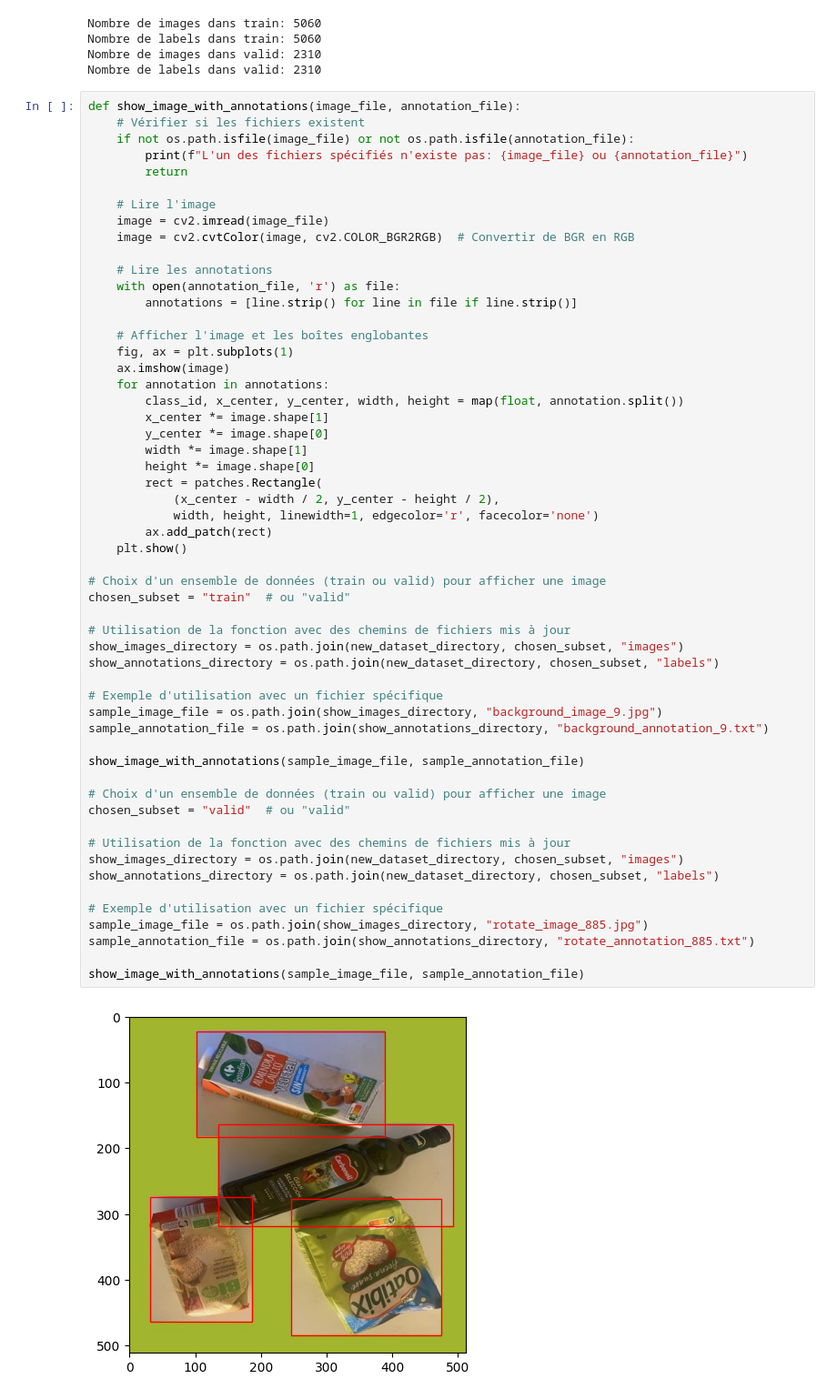
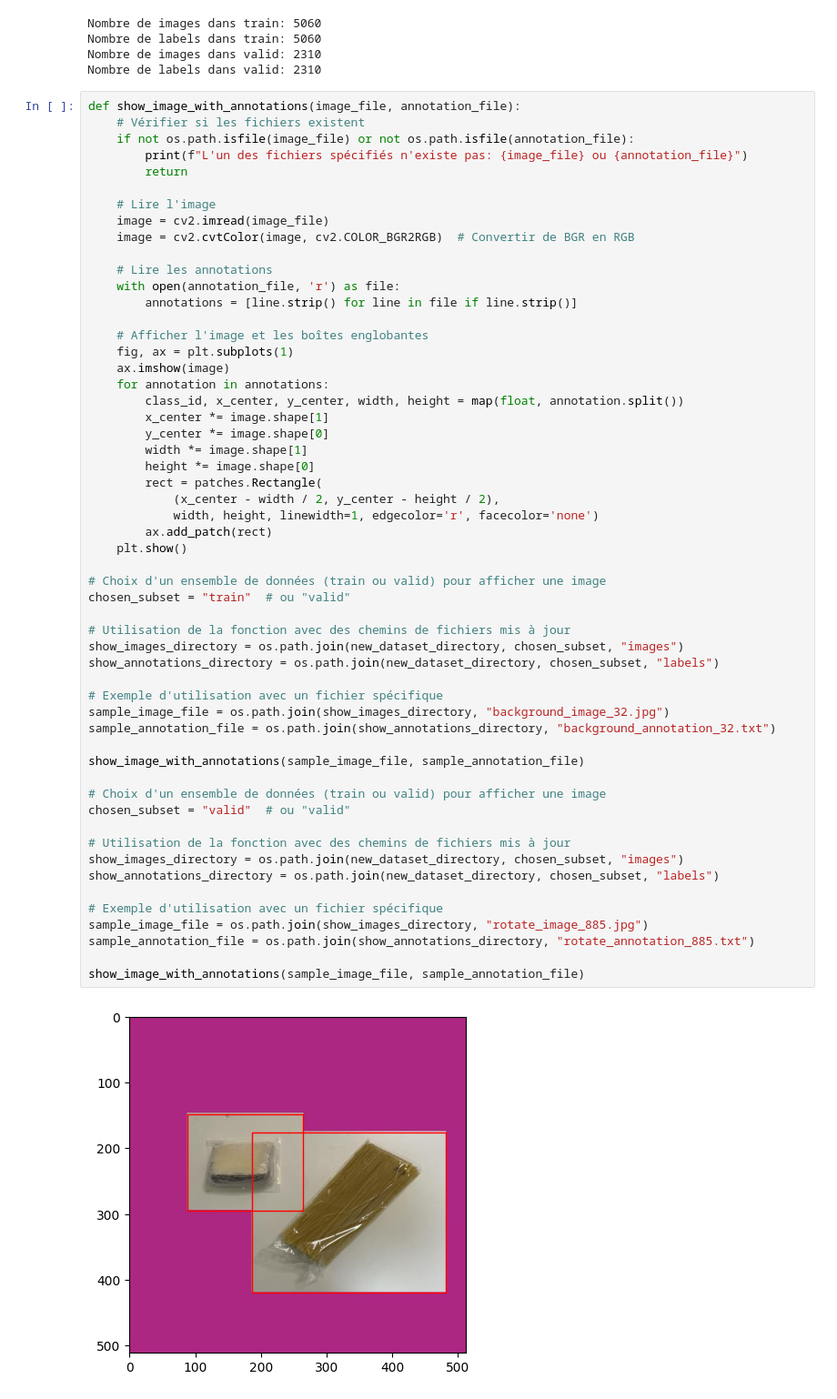
Before and after one commit to monsieurgoodmood/EpicureAi, a Jupyter notebook: notebook/images_generation.ipynb, the cells around one changed output. Shown: that part at 91% size. Saved outputs shown, nothing was run; the diff lists cells and outputs as text.

Commit message:
try images_generations

```diff
--- a/notebook/images_generation.ipynb
+++ b/notebook/images_generation.ipynb
@@ -481,34 +481,34 @@ def show_image_with_annotations(image_file, annotation_file):
         rect = patches.Rectangle(
             (x_center - width / 2, y_center - height / 2),
             width, height, linewidth=1, edgecolor='r', facecolor='none')
         ax.add_patch(rect)
     plt.show()
 
 # Choix d'un ensemble de données (train ou valid) pour afficher une image
 chosen_subset = "train"  # ou "valid"
 
 # Utilisation de la fonction avec des chemins de fichiers mis à jour
 show_images_directory = os.path.join(new_dataset_directory, chosen_subset, "images")
 show_annotations_directory = os.path.join(new_dataset_directory, chosen_subset, "labels")
 
 # Exemple d'utilisation avec un fichier spécifique
-sample_image_file = os.path.join(show_images_directory, "background_image_9.jpg")
-sample_annotation_file = os.path.join(show_annotations_directory, "background_annotation_9.txt")
+sample_image_file = os.path.join(show_images_directory, "background_image_32.jpg")
+sample_annotation_file = os.path.join(show_annotations_directory, "background_annotation_32.txt")
 
 show_image_with_annotations(sample_image_file, sample_annotation_file)
 
 # Choix d'un ensemble de données (train ou valid) pour afficher une image
 chosen_subset = "valid"  # ou "valid"
 
 # Utilisation de la fonction avec des chemins de fichiers mis à jour
 show_images_directory = os.path.join(new_dataset_directory, chosen_subset, "images")
 show_annotations_directory = os.path.join(new_dataset_directory, chosen_subset, "labels")
 
 # Exemple d'utilisation avec un fichier spécifique
 sample_image_file = os.path.join(show_images_directory, "rotate_image_885.jpg")
 sample_annotation_file = os.path.join(show_annotations_directory, "rotate_annotation_885.txt")
 
 show_image_with_annotations(sample_image_file, sample_annotation_file)
 # %% [output]
-[figure, old version]
+[figure, new version]
 L'un des fichiers spécifiés n'existe pas: raw_data/new_dataset_transformed/valid/images/rotate_image_885.jpg ou raw_data/new_dataset_transformed/valid/labels/rotate_annotation_885.txt
```
